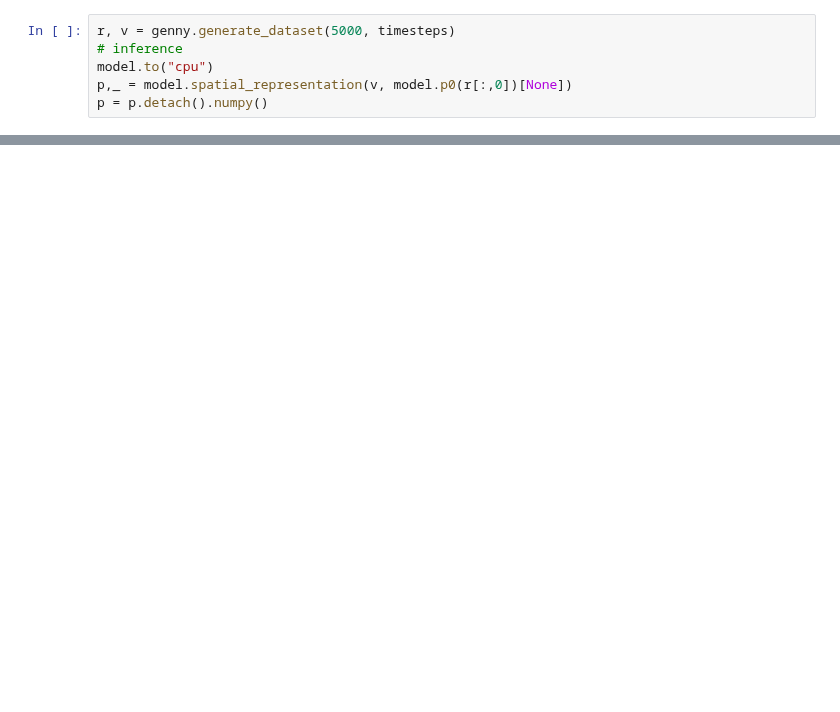
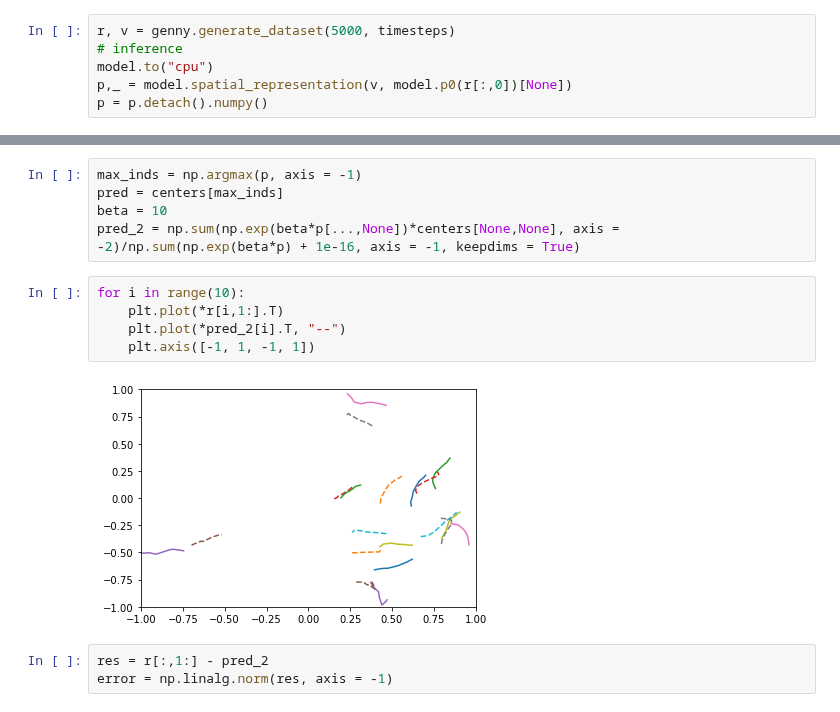
Before and after one commit to bioAI-Oslo/ConjunctiveRepresentations, a Jupyter notebook: short_trajectory_RNN.ipynb, the cells around one changed output, grey strips where cells are left out. Saved outputs shown, nothing was run; the diff lists cells and outputs as text; blank space fills up the shorter version.

```diff
--- a/short_trajectory_RNN.ipynb
+++ b/short_trajectory_RNN.ipynb
@@ -148,0 +241,15 @@ for i in range(n_show**2):
+# %%
+max_inds = np.argmax(p, axis = -1)
+pred = centers[max_inds]
+beta = 10
+pred_2 = np.sum(np.exp(beta*p[...,None])*centers[None,None], axis = -2)/np.sum(np.exp(beta*p) + 1e-16, axis = -1, keepdims = True)
+# %%
+for i in range(10):
+    plt.plot(*r[i,1:].T)
+    plt.plot(*pred_2[i].T, "--")
+    plt.axis([-1, 1, -1, 1])
+# %% [output]
+[figure, added]
+# %%
+res = r[:,1:] - pred_2
+error = np.linalg.norm(res, axis = -1)
```
Also changed, not shown: parts of 22 cells of this notebook, 1 other file.
